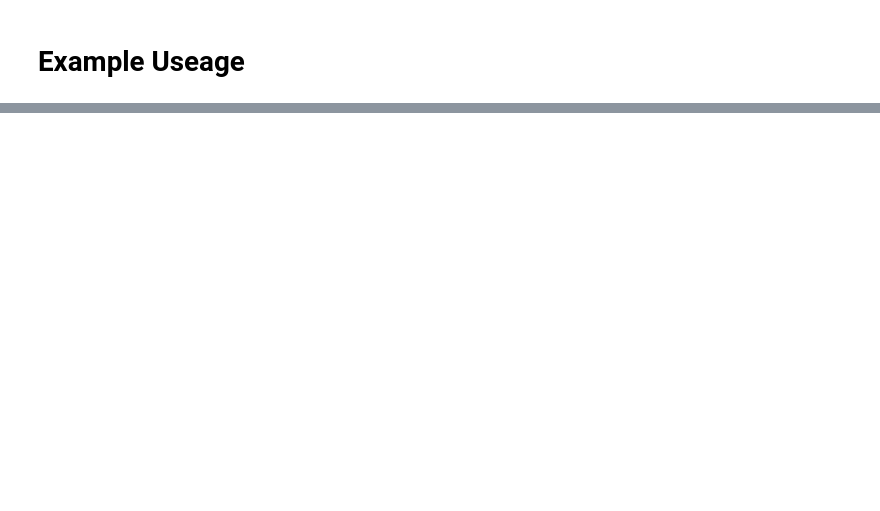
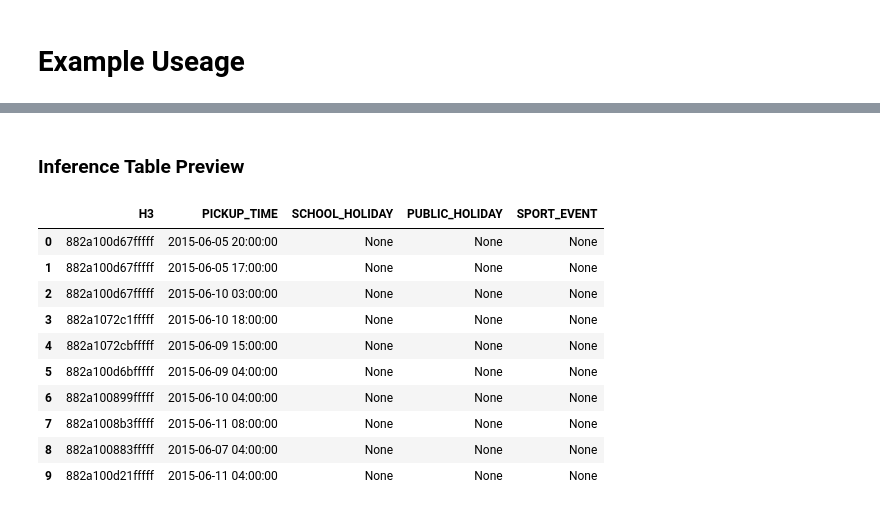
Before and after one commit to sfc-gh-jdemlow/cortex_forecast, a Jupyter notebook: docs/forecast_taxi_example.ipynb, the cells around one changed output, grey strips where cells are left out. Saved outputs shown, nothing was run; the diff lists cells and outputs as text; code cells hidden in the pictures; blank space fills up the shorter version.

```diff
--- a/docs/forecast_taxi_example.ipynb
+++ b/docs/forecast_taxi_example.ipynb
@@ -80,0 +86,18 @@ Step 4/4: Fetching forecast results...
+# %% [markdown]
+### Inference Table Preview
+# %%
+forecast_model.session.sql(f"""
+    SELECT * FROM {forecast_model.config['forecast_config']['table']} LIMIT 10
+""").to_pandas()
+# %% [output]
+|  | H3 | PICKUP_TIME | SCHOOL_HOLIDAY | PUBLIC_HOLIDAY | SPORT_EVENT |
+| 0 | 882a100d67fffff | 2015-06-05 20:00:00 | None | None | None |
+| 1 | 882a100d67fffff | 2015-06-05 17:00:00 | None | None | None |
+| 2 | 882a100d67fffff | 2015-06-10 03:00:00 | None | None | None |
+| 3 | 882a1072c1fffff | 2015-06-10 18:00:00 | None | None | None |
+| 4 | 882a1072cbfffff | 2015-06-09 15:00:00 | None | None | None |
+| 5 | 882a100d6bfffff | 2015-06-09 04:00:00 | None | None | None |
+| 6 | 882a100899fffff | 2015-06-10 04:00:00 | None | None | None |
+| 7 | 882a1008b3fffff | 2015-06-11 08:00:00 | None | None | None |
+| 8 | 882a100883fffff | 2015-06-07 04:00:00 | None | None | None |
+| 9 | 882a100d21fffff | 2015-06-11 04:00:00 | None | None | None |
```
Also changed, not shown: parts of 10 cells of this notebook, 4 other files.
